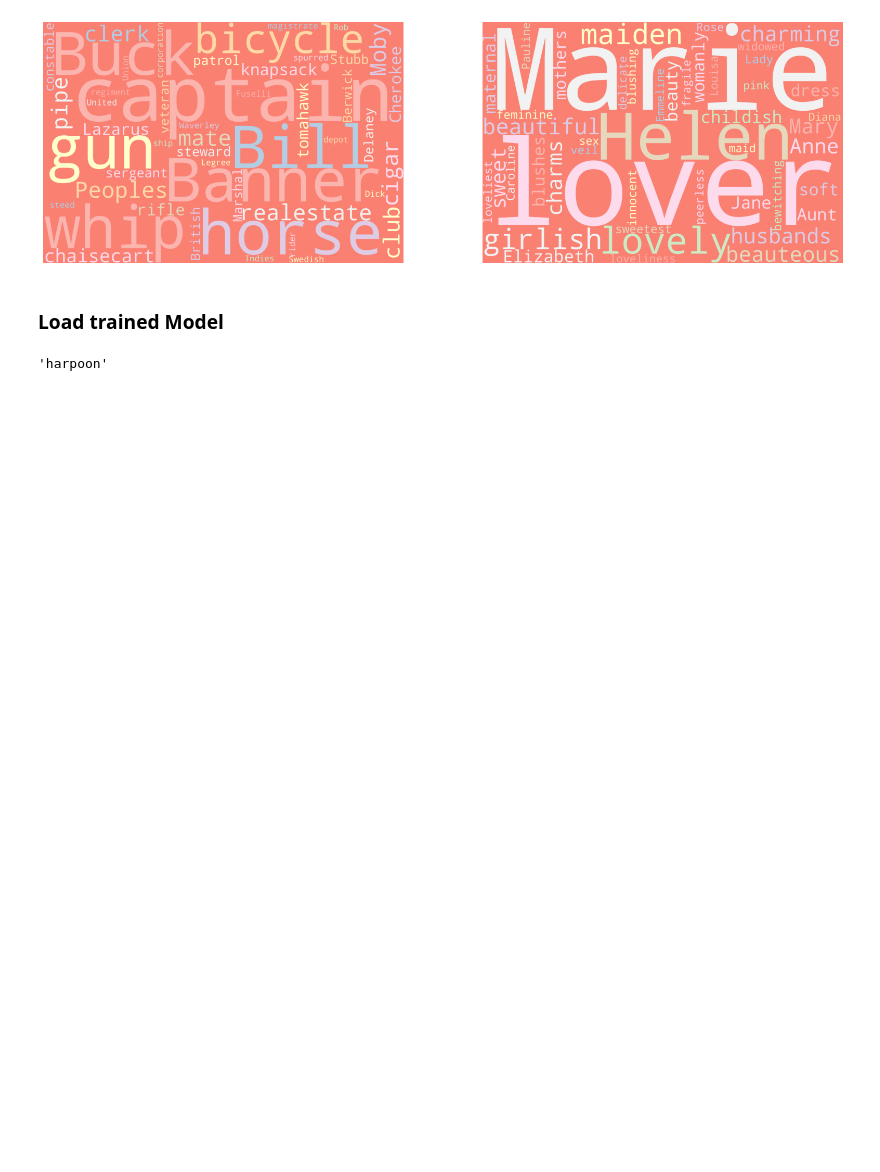
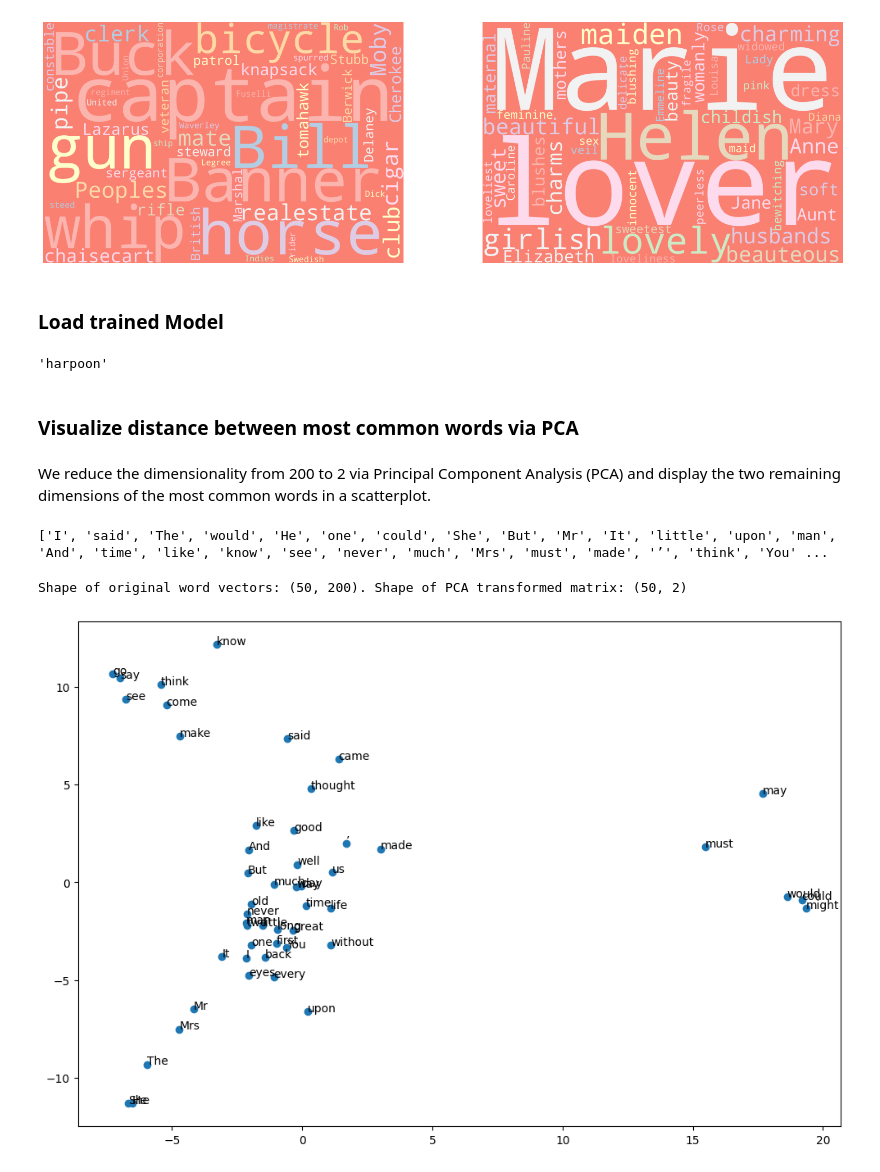
Before and after one commit to stopwhispering/notebooks, a Jupyter notebook: neural_networks/create_word2vec_embedding_with_gensim_from_150novels.ipynb, the cells around one changed output. Cells and saved outputs as stored; diff of their text form; code cells hidden in the pictures; blank space fills up the shorter version.

```diff
--- a/neural_networks/create_word2vec_embedding_with_gensim_from_150novels.ipynb
+++ b/neural_networks/create_word2vec_embedding_with_gensim_from_150novels.ipynb
@@ -26,6 +27,7 @@ if IN_COLAB := 'google.colab' in str(get_ipython()):
     BASE_PATH = './drive/MyDrive/Colab/'
     import nltk
     nltk.download('punkt')
+    nltk.download('stopwords')
 
 else:
     BASE_PATH = '../'
@@ -337,3 +346,37 @@ pretrained_model = word2vec.Word2Vec.load(BASE_PATH + "saves/my_model.model")
 pretrained_model.wv.doesnt_match(['pride','prejudice', 'harpoon'])
 # %% [output]
 'harpoon'
+# %% [markdown]
+### Visualize distance between most common words via PCA
+# %% [markdown]
+We reduce the dimensionality from 200 to 2 via Principal Component Analysis (PCA) and display the two remaining dimensions of the most common words in a scatterplot.
+# %%
+stop_words = set(stopwords.words('english'))
+
+# Reduce to only the 50 most frequent words
+# skip stopwords, otherwise we'd have only 'the', 'and', 'of', etc.
+flat_words = [w for sentence in words_by_sentence for w in sentence if w not in stop_words]
+words_counter = Counter(flat_words)
+most_common_words = [w[0] for w in words_counter.most_common(50)]  # not interested in the frequency
+print(most_common_words)
+# %% [output]
+['I', 'said', 'The', 'would', 'He', 'one', 'could', 'She', 'But', 'Mr', 'It', 'little', 'upon', 'man', 'And', 'time', 'like', 'know', 'see', 'never', 'much', 'Mrs', 'must', 'made', '’', 'think', 'You' ...
+# %%
+# Get vectors of those words
+word_to_index = {word: i for i, word in enumerate(pretrained_model.wv.index_to_key)}
+most_common_word_indices = [word_to_index[word] for word in most_common_words]
+most_common_word_vectors = pretrained_model.wv.vectors[most_common_word_indices, :]
+# %%
+pca = PCA(n_components=2)
+pca_transformed = pca.fit_transform(most_common_word_vectors)
+print(f'Shape of original word vectors: {most_common_word_vectors.shape}. Shape of PCA transformed matrix: {pca_transformed.shape}')
+# %% [output]
+Shape of original word vectors: (50, 200). Shape of PCA transformed matrix: (50, 2)
+# %%
+plt.figure(figsize=(12, 8))
+plt.scatter(pca_transformed[:, 0], pca_transformed[:, 1])
+for i, word in enumerate(most_common_words):
+    plt.annotate(word, xy=(pca_transformed[i, 0], pca_transformed[i, 1]))
+plt.show()
+# %% [output]
+[figure, added]
```
Also changed, not shown: parts of 5 cells of this notebook, 3 other files.
